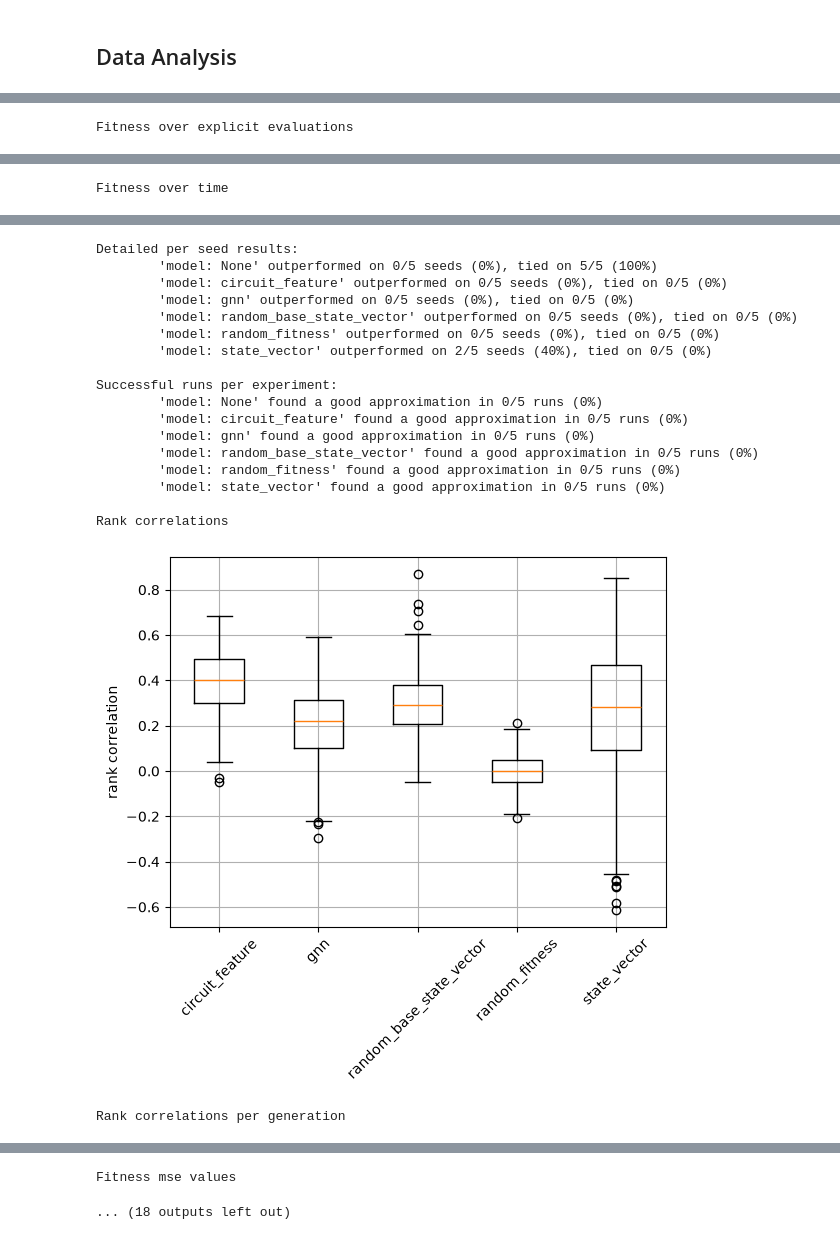
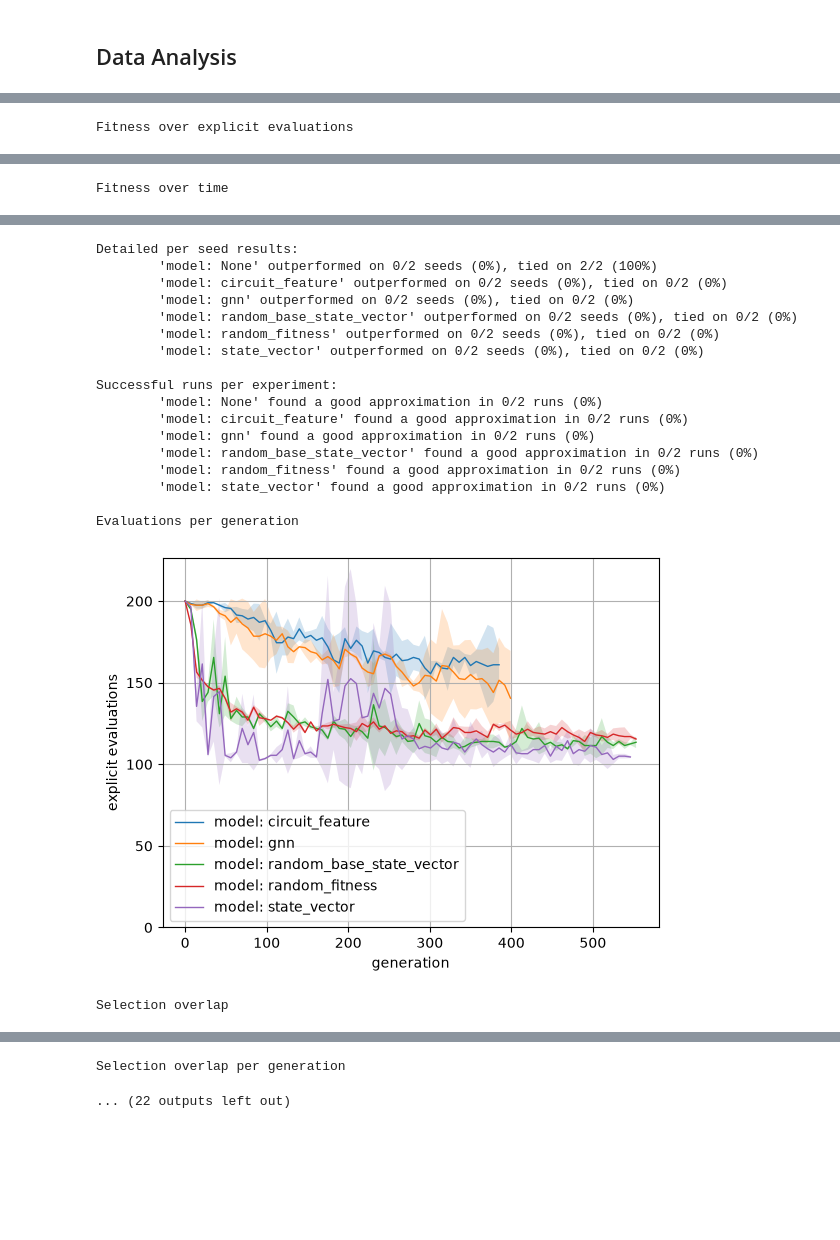
Before and after one commit to westoun/surrogate-assisted-qcs, a Jupyter notebook: evaluation/surrogate_assisted_qcs/analysis.ipynb, the cells around one changed output, grey strips where cells are left out. Saved outputs shown, nothing was run; the diff lists cells and outputs as text; code cells hidden in the pictures; blank space fills up the shorter version.

Commit message:
Add plot for selection overlap and evaluations per generation

```diff
--- a/evaluation/surrogate_assisted_qcs/analysis.ipynb
+++ b/evaluation/surrogate_assisted_qcs/analysis.ipynb
@@ -752,3 +802,31 @@ def plot_rank_correlations(experiments: List[Experiment], labels: List[str], tar
+# %%
+def plot_selection_overlaps(experiments: List[Experiment], labels: List[str], target_path: str = None, min_evaluations: int = None) -> None:
+    ax = plt.subplot()
+
+    data = []
+
+    for experiment, label in zip(experiments, labels):
+        total_df = pd.concat(experiment.data_per_seed)
+
+        if min_evaluations is not None:
+             total_df = total_df[total_df["explicit_evaluations"] >= min_evaluations]
+
+        selection_overlaps = total_df["selection_overlap"]
+        selection_overlaps = pd.to_numeric(selection_overlaps, errors="coerce")
+        selection_overlaps = selection_overlaps.dropna()
+        data.append(selection_overlaps)
+
+    ax.boxplot(data)
+    ax.set_ylabel("selection overlap")
+
+    plt.xticks([i + 1 for i in range(len(experiments))], [str(experiment.model) for experiment in experiments], rotation=45)
+    plt.grid()
+
+    if target_path is not None:
+            plt.savefig(target_path, bbox_inches='tight')
+
+    plt.show()
+    plt.clf()
 # %%
 def plot_mse_scores_per_generation(experiments: List[Experiment], labels: List[str], target_path: str = None, plot_std: bool = True, max_generations: int = None, min_evaluations: int = None) -> None:
     ax = plt.subplot()
@@ -1246,6 +1362,21 @@ for qubit_num in qubit_nums:
             print_victories_over_baseline(
                 rel_experiments, labels, baseline=rel_experiments[0])
             print_succesfull_runs(rel_experiments, labels)
+
+
+            print("Evaluations per generation")
+            plot_evaluations_per_generation(
+                rel_experiments[1:], labels=labels[1:], target_path=f"results/{qubit_num}q{gate_count}g{evaluate_every}e_evaluations_per_generation.png"
+            )
+
+            print("Selection overlap")
+            plot_selection_overlaps(rel_experiments[1:], labels=labels[1:],
+                                target_path=f"results/{qubit_num}q{gate_count}g{evaluate_every}e_selection_overlaps.png")
+
+            print("Selection overlap per generation")
+            plot_selection_overlap_per_generation(
+                rel_experiments[1:], labels=labels[1:], target_path=f"results/{qubit_num}q{gate_count}g{evaluate_every}e_selection_overlap_per_generation.png"
+            )
 
             print("Rank correlations")
             plot_rank_correlations(rel_experiments[1:], labels=labels[1:],
@@ -1322,19 +1453,19 @@ Fitness over time
 Detailed per seed results:
-        'model: None' outperformed on 0/5 seeds (0%), tied on 5/5 (100%)
-        'model: circuit_feature' outperformed on 0/5 seeds (0%), tied on 0/5 (0%)
-        'model: gnn' outperformed on 0/5 seeds (0%), tied on 0/5 (0%)
-        'model: random_base_state_vector' outperformed on 0/5 seeds (0%), tied on 0/5 (0%)
-        'model: random_fitness' outperformed on 0/5 seeds (0%), tied on 0/5 (0%)
-        'model: state_vector' outperformed on 2/5 seeds (40%), tied on 0/5 (0%)
+        'model: None' outperformed on 0/2 seeds (0%), tied on 2/2 (100%)
+        'model: circuit_feature' outperformed on 0/2 seeds (0%), tied on 0/2 (0%)
+        'model: gnn' outperformed on 0/2 seeds (0%), tied on 0/2 (0%)
+        'model: random_base_state_vector' outperformed on 0/2 seeds (0%), tied on 0/2 (0%)
+        'model: random_fitness' outperformed on 0/2 seeds (0%), tied on 0/2 (0%)
+        'model: state_vector' outperformed on 0/2 seeds (0%), tied on 0/2 (0%)
 
 Successful runs per experiment:
-        'model: None' found a good approximation in 0/5 runs (0%)
-        'model: circuit_feature' found a good approximation in 0/5 runs (0%)
-        'model: gnn' found a good approximation in 0/5 runs (0%)
-        'model: random_base_state_vector' found a good approximation in 0/5 runs (0%)
-        'model: random_fitness' found a good approximation in 0/5 runs (0%)
-        'model: state_vector' found a good approximation in 0/5 runs (0%)
+        'model: None' found a good approximation in 0/2 runs (0%)
+        'model: circuit_feature' found a good approximation in 0/2 runs (0%)
+        'model: gnn' found a good approximation in 0/2 runs (0%)
+        'model: random_base_state_vector' found a good approximation in 0/2 runs (0%)
+        'model: random_fitness' found a good approximation in 0/2 runs (0%)
+        'model: state_vector' found a good approximation in 0/2 runs (0%)
 
-Rank correlations
+Evaluations per generation
-[figure, old version]
+[figure, new version]
-Rank correlations per generation
+Selection overlap
@@ -1342,2 +1473,2 @@ Rank correlations per generation
-Fitness mse values
+Selection overlap per generation
-... (18 outputs left out)
+... (22 outputs left out)
```
Also changed, not shown: parts of 4 cells of this notebook.
